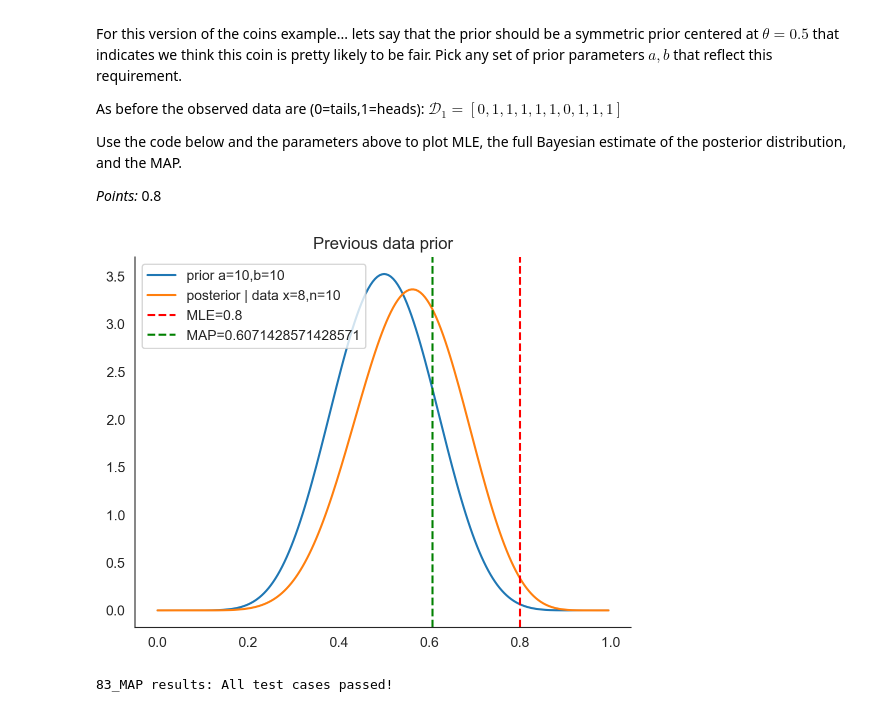
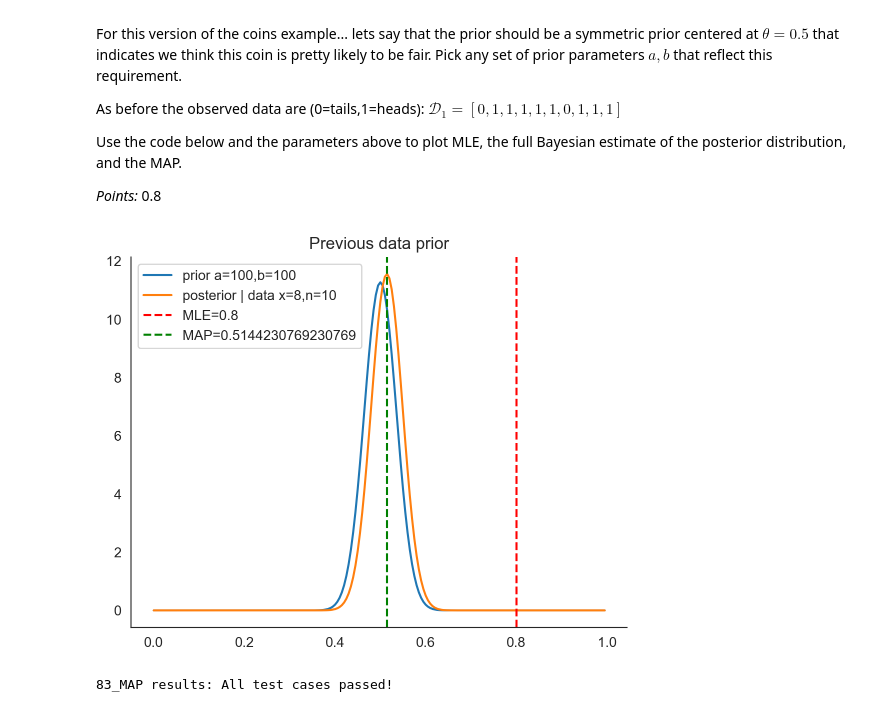
Before and after one commit to holliwood8/Assignments_WI24, a Jupyter notebook: A1/A1.ipynb, the cells around one changed output. Drawn from its saved outputs; the diff is of its cells as text; code cells hidden in the pictures.

Commit message:
fixed plots

```diff
--- a/A1/A1.ipynb
+++ b/A1/A1.ipynb
@@ -544,8 +544,8 @@ xvs = np.arange(0,1,0.005)
 DISTRIBUTION = 'beta'
 
 # careful about the name. Use a_1 and b_1 instead of a and b
-a_1 = 10
-b_1 = 10
+a_1 = 100
+b_1 = 100
 
 # the statement below will import the function you defined as a string above
 exec(f'from scipy.stats import {DISTRIBUTION}')
@@ -570,35 +570,35 @@ def plot_83():
         label=f'prior a={a_1},b={b_1}'
     )
 
     plt.plot(
         xvs,
-        calc_pdf(xvs, n, x),
+        calc_pdf(xvs, x+a_1, 10-x+b_1),
         label=f'posterior | data x={x},n={n}'
     )
 
     # plot the MLE line
     plt.axvline(
         mle,
         color='r',
         linestyle="--",
         label=f'MLE={mle}'
     )
 
     # plot the MAP line
     plt.axvline(
         MAP,
         color='g',
         linestyle="--",
         label=f'MAP={MAP}'
     )
 
     sns.despine()
     plt.legend(loc='upper left');
     plt.title('Previous data prior');
 
 plot_83()
 # %% [output]
-[figure, old version]
+[figure, new version]
 # %%
 grader.check("83_MAP")
 # %% [output]
```
Also changed, not shown: parts of 2 cells of this notebook, 1 other file.
